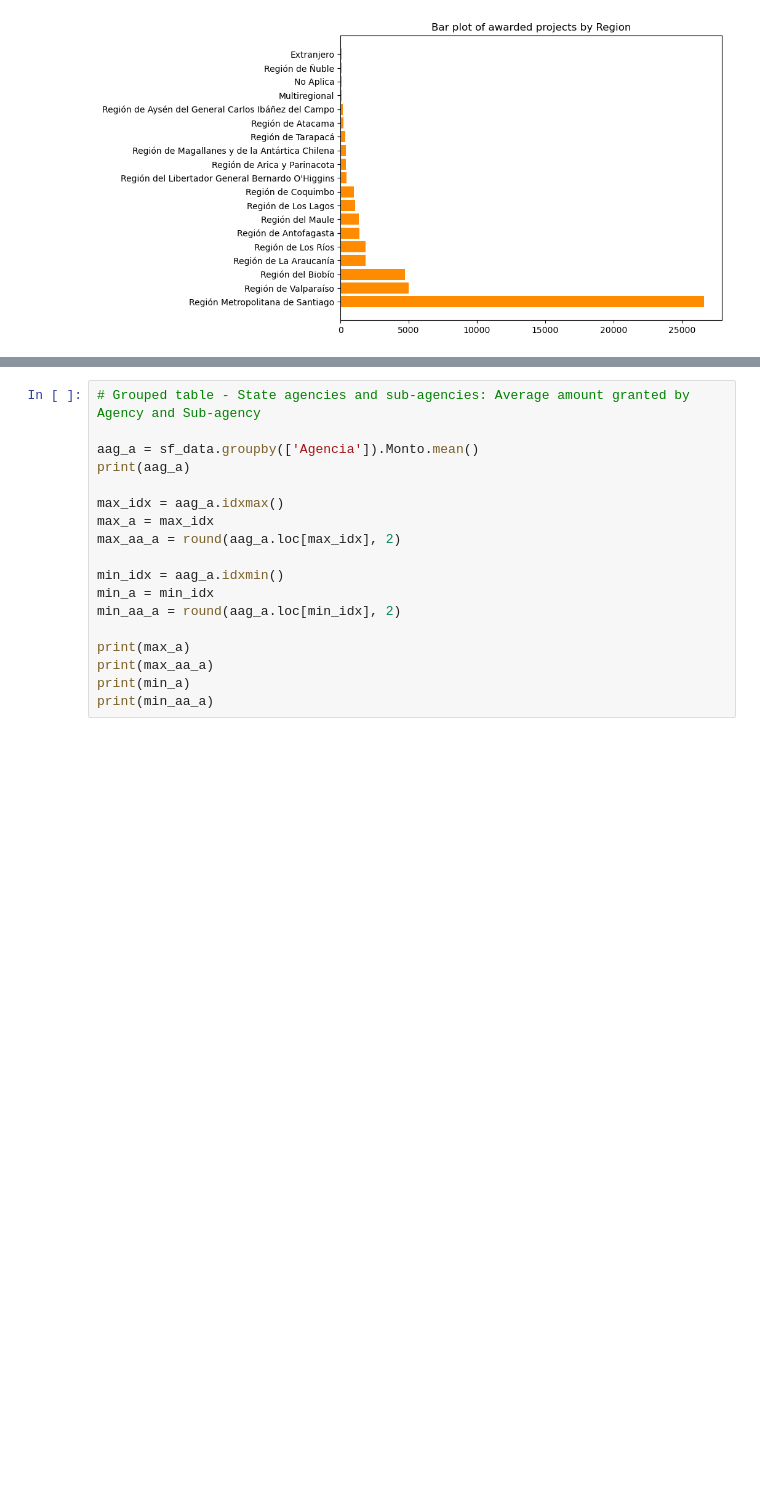
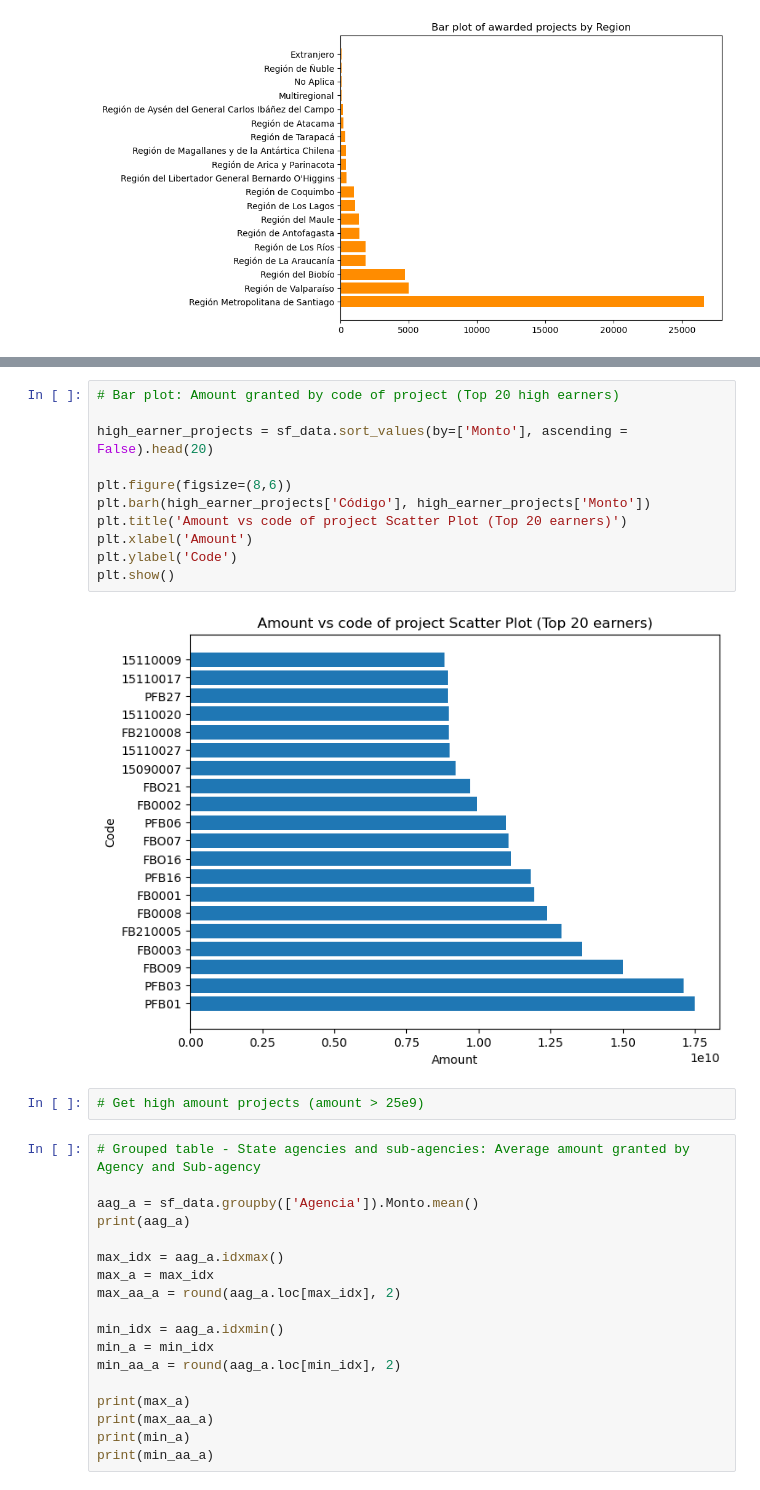
Before and after one commit to Claudio-AhumadaL/Science-and-Technology-in-Chile--State-funding-between-1982-and-2022, a Jupyter notebook: Science and Technology Projects - Funding Awarded by Chilean State between 1982 and 2022.ipynb, the cells around one changed output, grey strips where cells are left out. Cells and saved outputs as stored; diff of their text form; blank space fills up the shorter version.

Commit message:
Add barplot of top 20 earners
Add barplot (using plt.barh() for better visualization) of the top 20 projects with highest amount earned.

```diff
--- a/Science and Technology Projects - Funding Awarded by Chilean State between 1982 and 2022.ipynb
+++ b/Science and Technology Projects - Funding Awarded by Chilean State between 1982 and 2022.ipynb
@@ -270,6 +270,21 @@ plt.ylabel('Amount')
 plt.show()
 # %% [output]
 [figure]
+# %%
+# Bar plot: Amount granted by code of project (Top 20 high earners)
+
+high_earner_projects = sf_data.sort_values(by=['Monto'], ascending = False).head(20)
+
+plt.figure(figsize=(8,6))
+plt.barh(high_earner_projects['Código'], high_earner_projects['Monto'])
+plt.title('Amount vs code of project Scatter Plot (Top 20 earners)')
+plt.xlabel('Amount')
+plt.ylabel('Code')
+plt.show()
+# %% [output]
+[figure, added]
+# %%
+# Get high amount projects (amount > 25e9)
 # %%
 # Grouped table - State agencies and sub-agencies: Average amount granted by Agency and Sub-agency
 
```
Also changed, not shown: parts of 1 cell of this notebook.
